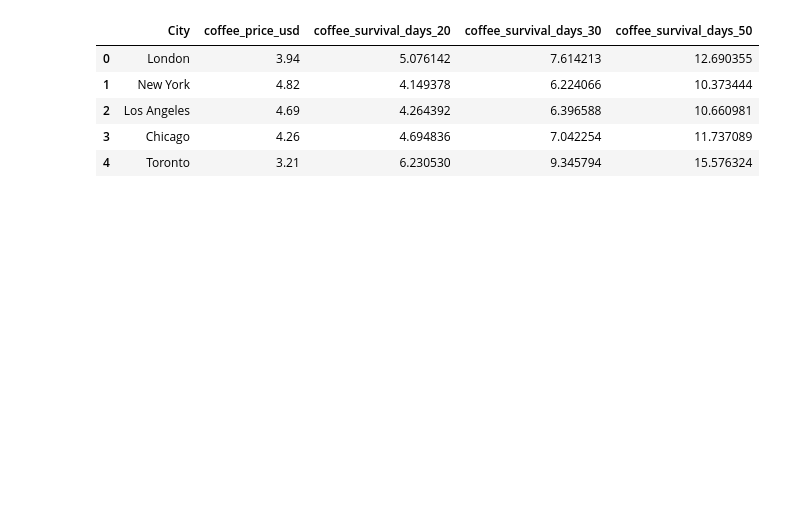
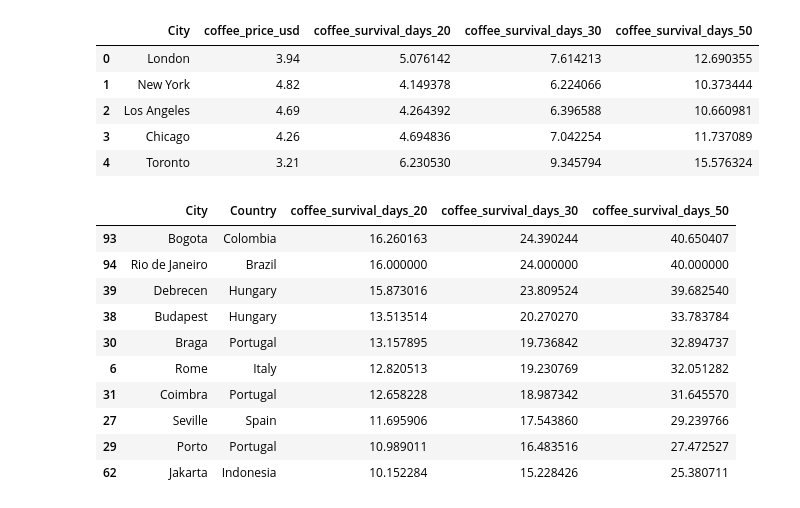
Before and after one commit to luckakovy/Global-Analysis-of-Coffee-Affordability-Best-Cities-for-Boke-Caffeine-Addicted-Students, a Jupyter notebook: analysis.ipynb, the cells around one changed output. Cells and saved outputs as stored; diff of their text form; code cells hidden in the pictures; blank space fills up the shorter version.

```diff
--- a/analysis.ipynb
+++ b/analysis.ipynb
@@ -665,0 +694,16 @@ coffee_salary_df[
+# %%
+top10_baseline[
+    ["City", "Country", "coffee_survival_days_20", "coffee_survival_days_30", "coffee_survival_days_50"]
+]
+# %% [output]
+|  | City | Country | coffee_survival_days_20 | coffee_survival_days_30 | coffee_survival_days_50 |
+| 93 | Bogota | Colombia | 16.260163 | 24.390244 | 40.650407 |
+| 94 | Rio de Janeiro | Brazil | 16.000000 | 24.000000 | 40.000000 |
+| 39 | Debrecen | Hungary | 15.873016 | 23.809524 | 39.682540 |
+| 38 | Budapest | Hungary | 13.513514 | 20.270270 | 33.783784 |
+| 30 | Braga | Portugal | 13.157895 | 19.736842 | 32.894737 |
+| 6 | Rome | Italy | 12.820513 | 19.230769 | 32.051282 |
+| 31 | Coimbra | Portugal | 12.658228 | 18.987342 | 31.645570 |
+| 27 | Seville | Spain | 11.695906 | 17.543860 | 29.239766 |
+| 29 | Porto | Portugal | 10.989011 | 16.483516 | 27.472527 |
+| 62 | Jakarta | Indonesia | 10.152284 | 15.228426 | 25.380711 |
```
Also changed, not shown: parts of 8 cells of this notebook.
